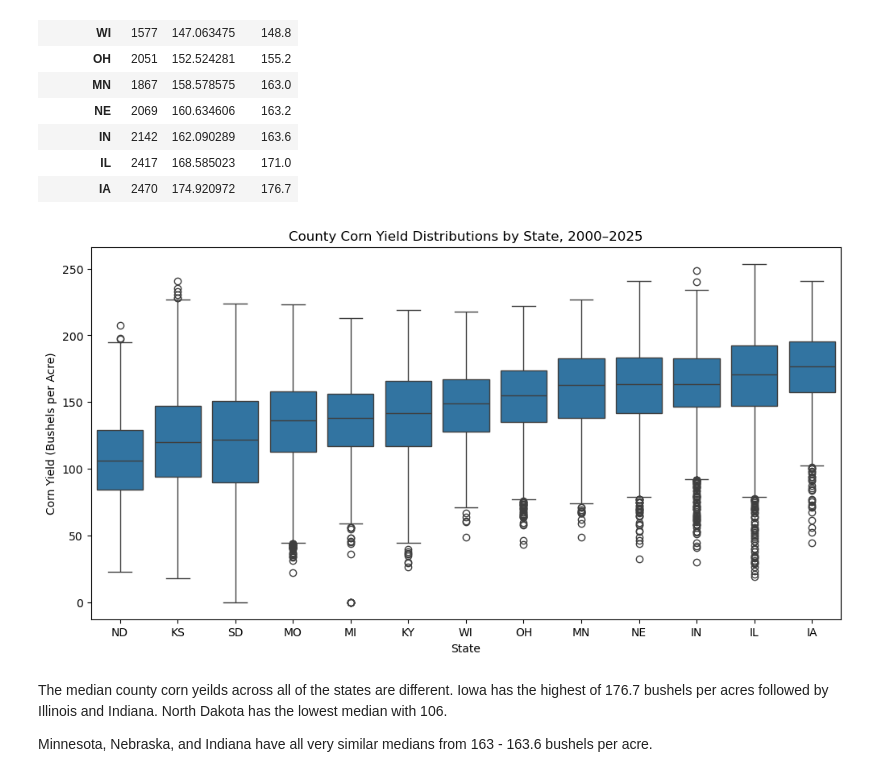
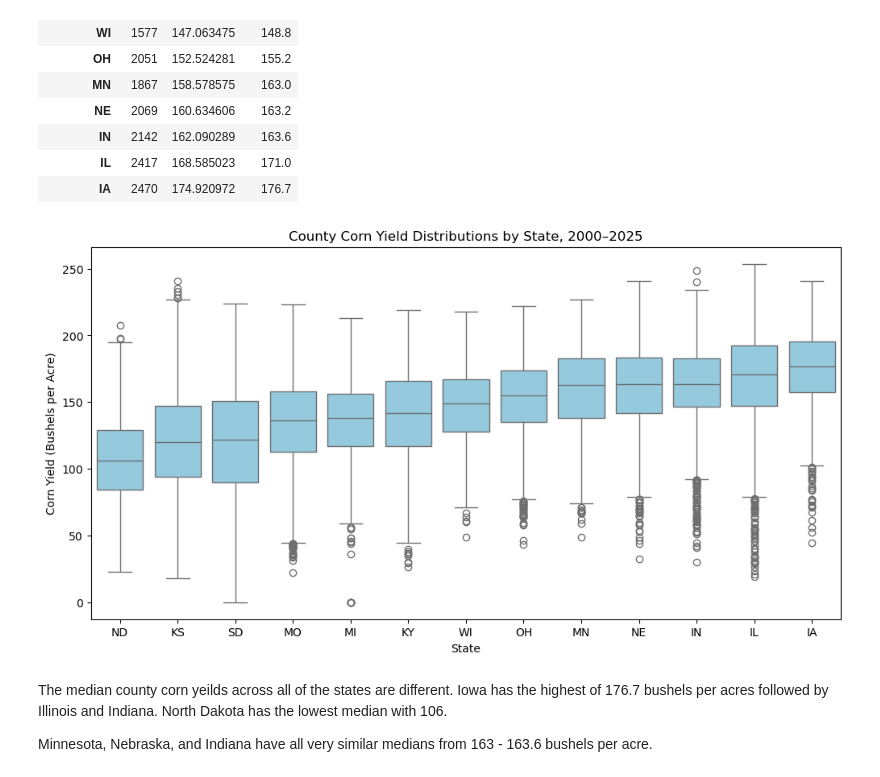
Before and after one commit to JTRIII/corn-yield-thesis, a Jupyter notebook: notebooks/04_exploratory_data_analysis.ipynb, the cells around one changed output. Cells and saved outputs as stored; diff of their text form; code cells hidden in the pictures.

```diff
--- a/notebooks/04_exploratory_data_analysis.ipynb
+++ b/notebooks/04_exploratory_data_analysis.ipynb
@@ -333,17 +333,17 @@ state_yield.sort_values('median')
 # %%
 state_order = state_yield.sort_values('median').index
 
 plt.figure(figsize=(12, 6))
 
-sns.boxplot(data=yield_df, x='state_alpha', y='Value', order=state_order)
+sns.boxplot(data=yield_df, x='state_alpha', y='Value', order=state_order, color='skyblue')
 
 plt.xlabel('State')
 plt.ylabel('Corn Yield (Bushels per Acre)')
 plt.title('County Corn Yield Distributions by State, 2000–2025')
 
 plt.show()
 # %% [output]
-[figure, old version]
+[figure, new version]
 # %% [markdown]
 The median county corn yeilds across all of the states are different. Iowa has the highest of 176.7 bushels per acres followed by Illinois and Indiana. North Dakota has the lowest median with 106.
 
```
Also changed, not shown: parts of 37 cells of this notebook.
